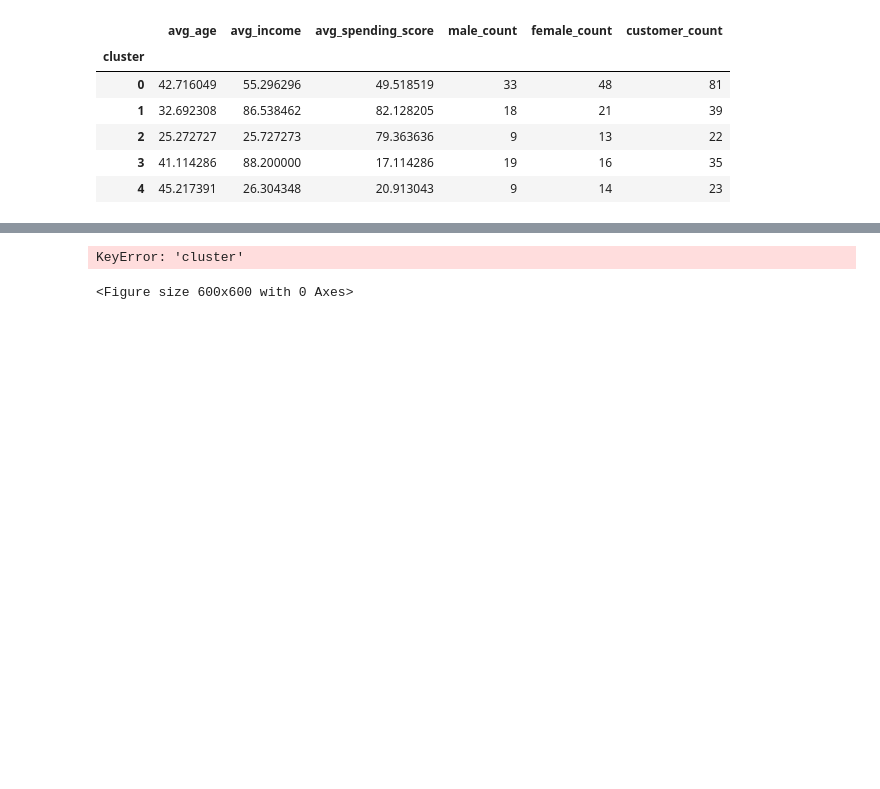
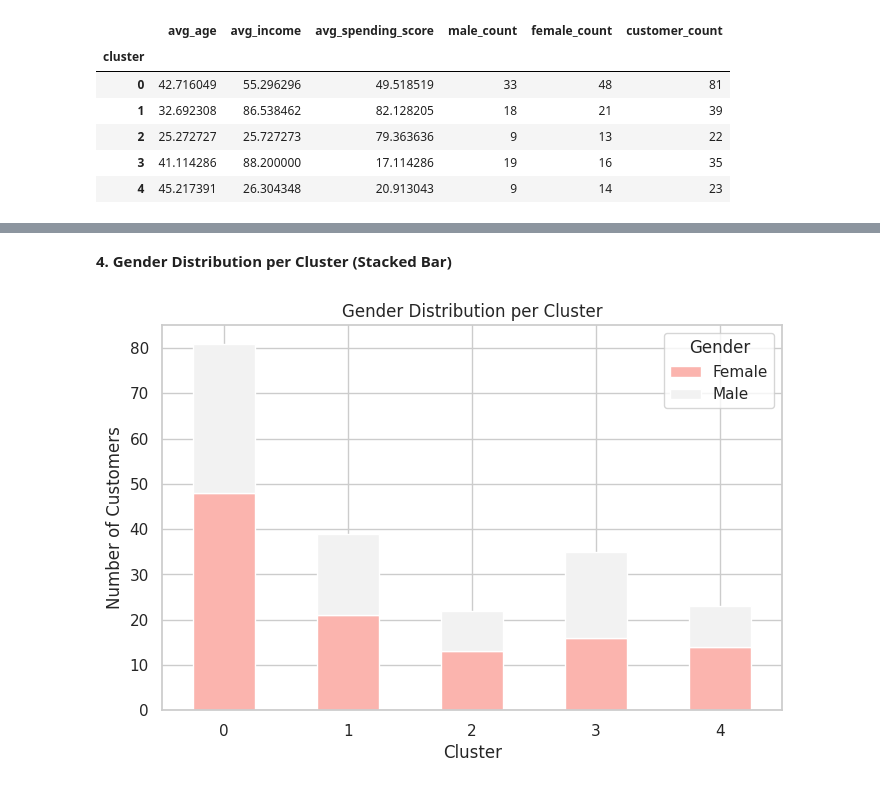
Before and after one commit to epythonlab2/AI_4_health, a Jupyter notebook: module_2_unsupervised_machine_learning.ipynb, the cells around one changed output, grey strips where cells are left out. Cells and saved outputs as stored; diff of their text form; code cells hidden in the pictures; blank space fills up the shorter version.

```diff
--- a/module_2_unsupervised_machine_learning.ipynb
+++ b/module_2_unsupervised_machine_learning.ipynb
@@ -1152,25 +1134,16 @@ Passing `palette` without assigning `hue` is deprecated and will be removed in v
-# %%
-import numpy as np
-
-def radar_plot(cluster_summary):
-    categories = ["avg_age", "avg_income", "avg_spending_score"]
-    N = len(categories)
-
-    plt.figure(figsize=(6,6))
-
-    for idx, row in cluster_summary.iterrows():
-        values = row[categories].values
-        values = np.append(values, values[0])  # close the loop
-        angles = np.linspace(0, 2 * np.pi, N, endpoint=False)
-        angles = np.append(angles, angles[0])
-        plt.polar(angles, values, marker='o', label=f'Cluster {int(row["cluster"])}')
-
-    plt.xticks(angles[:-1], [c.replace("_"," ").title() for c in categories])
-    plt.title("Cluster Profiles Radar Plot")
-    plt.legend(loc="upper right")
-    plt.show()
-
-radar_plot(cluster_summary)
-# %% [output]
-KeyError: 'cluster'
-<Figure size 600x600 with 0 Axes>
+# %% [markdown]
+**4. Gender Distribution per Cluster (Stacked Bar)**
+# %%
+# Count male/female per cluster
+gender_counts = df.groupby(["cluster", "gender"]).size().unstack(fill_value=0)
+
+# Plot stacked bar
+gender_counts.plot(kind="bar", stacked=True, figsize=(8,5), colormap="Pastel1")
+plt.title("Gender Distribution per Cluster")
+plt.xlabel("Cluster")
+plt.ylabel("Number of Customers")
+plt.xticks(rotation=0)
+plt.legend(title="Gender")
+plt.show()
+# %% [output]
+[figure, added]
```
Also changed, not shown: parts of 9 cells of this notebook.
